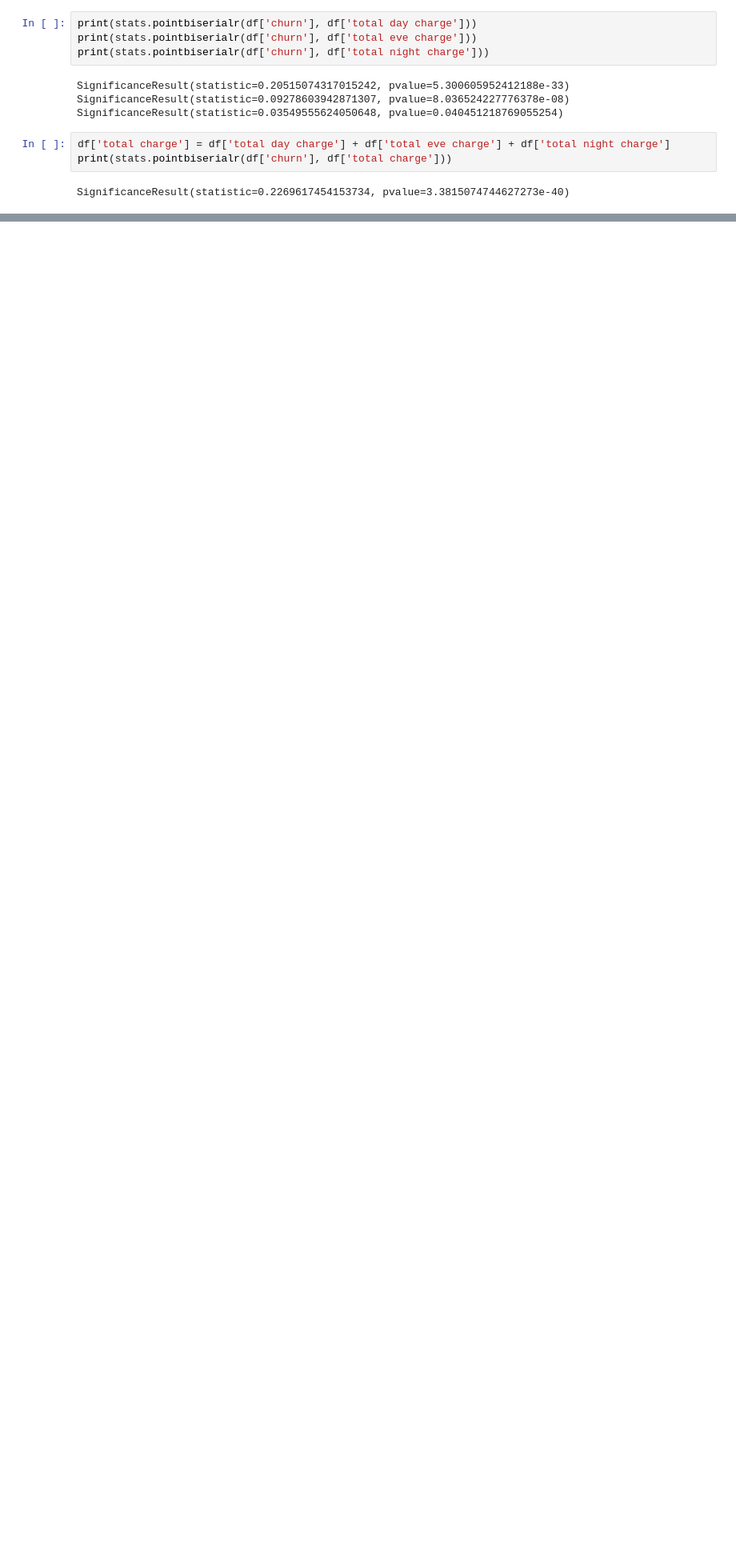
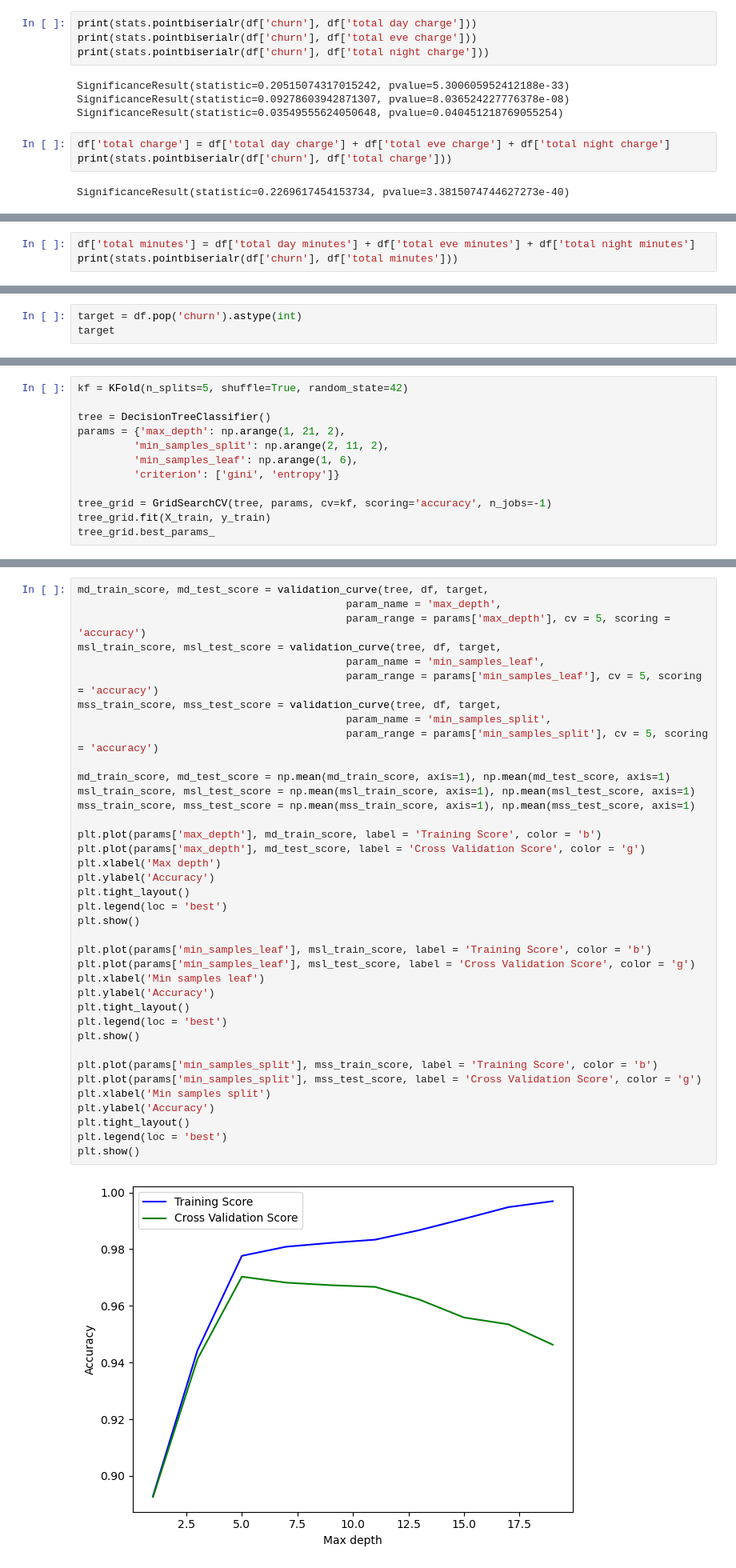
Before and after one commit to Kevan-Muthomi/PhaseThreeProject, a Jupyter notebook: index.ipynb, the cells around one changed output, grey strips where cells are left out. Shown at 80% size. Saved outputs shown, nothing was run; the diff lists cells and outputs as text; blank space fills up the shorter version.

Commit message:
Visualization Error Resolution - DT

```diff
--- a/index.ipynb
+++ b/index.ipynb
@@ -374,0 +307,3 @@ df['churn'].dtype
+# %%
+df['total minutes'] = df['total day minutes'] + df['total eve minutes'] + df['total night minutes']
+print(stats.pointbiserialr(df['churn'], df['total minutes']))
@@ -644,0 +383,3 @@ best_features
+# %%
+target = df.pop('churn').astype(int)
+target
@@ -644,0 +426,12 @@ best_features
+# %%
+kf = KFold(n_splits=5, shuffle=True, random_state=42)
+
+tree = DecisionTreeClassifier()
+params = {'max_depth': np.arange(1, 21, 2),
+         'min_samples_split': np.arange(2, 11, 2),
+         'min_samples_leaf': np.arange(1, 6),
+         'criterion': ['gini', 'entropy']}
+
+tree_grid = GridSearchCV(tree, params, cv=kf, scoring='accuracy', n_jobs=-1)
+tree_grid.fit(X_train, y_train)
+tree_grid.best_params_
@@ -644,0 +443,40 @@ best_features
+# %%
+md_train_score, md_test_score = validation_curve(tree, df, target,
+                                           param_name = 'max_depth',
+                                           param_range = params['max_depth'], cv = 5, scoring = 'accuracy')
+msl_train_score, msl_test_score = validation_curve(tree, df, target,
+                                           param_name = 'min_samples_leaf',
+                                           param_range = params['min_samples_leaf'], cv = 5, scoring = 'accuracy')
+mss_train_score, mss_test_score = validation_curve(tree, df, target,
+                                           param_name = 'min_samples_split',
+                                           param_range = params['min_samples_split'], cv = 5, scoring = 'accuracy')
+
+md_train_score, md_test_score = np.mean(md_train_score, axis=1), np.mean(md_test_score, axis=1)
+msl_train_score, msl_test_score = np.mean(msl_train_score, axis=1), np.mean(msl_test_score, axis=1)
+mss_train_score, mss_test_score = np.mean(mss_train_score, axis=1), np.mean(mss_test_score, axis=1)
+
+plt.plot(params['max_depth'], md_train_score, label = 'Training Score', color = 'b')
+plt.plot(params['max_depth'], md_test_score, label = 'Cross Validation Score', color = 'g')
+plt.xlabel('Max depth')
+plt.ylabel('Accuracy')
+plt.tight_layout()
+plt.legend(loc = 'best')
+plt.show()
+
+plt.plot(params['min_samples_leaf'], msl_train_score, label = 'Training Score', color = 'b')
+plt.plot(params['min_samples_leaf'], msl_test_score, label = 'Cross Validation Score', color = 'g')
+plt.xlabel('Min samples leaf')
+plt.ylabel('Accuracy')
+plt.tight_layout()
+plt.legend(loc = 'best')
+plt.show()
+
+plt.plot(params['min_samples_split'], mss_train_score, label = 'Training Score', color = 'b')
+plt.plot(params['min_samples_split'], mss_test_score, label = 'Cross Validation Score', color = 'g')
+plt.xlabel('Min samples split')
+plt.ylabel('Accuracy')
+plt.tight_layout()
+plt.legend(loc = 'best')
+plt.show()
+# %% [output]
+[figure, added]
```
Also changed, not shown: parts of 116 cells of this notebook.
